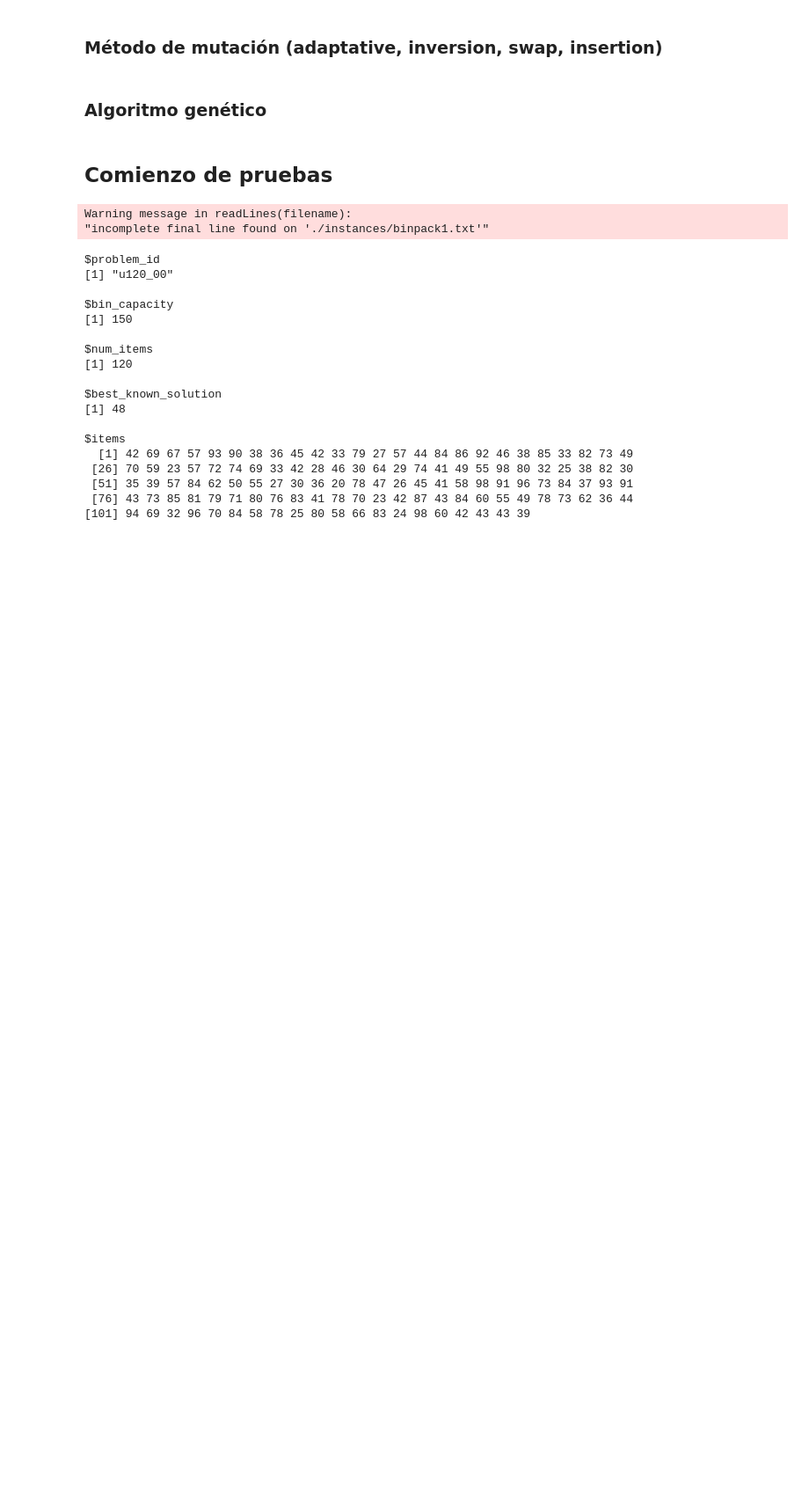
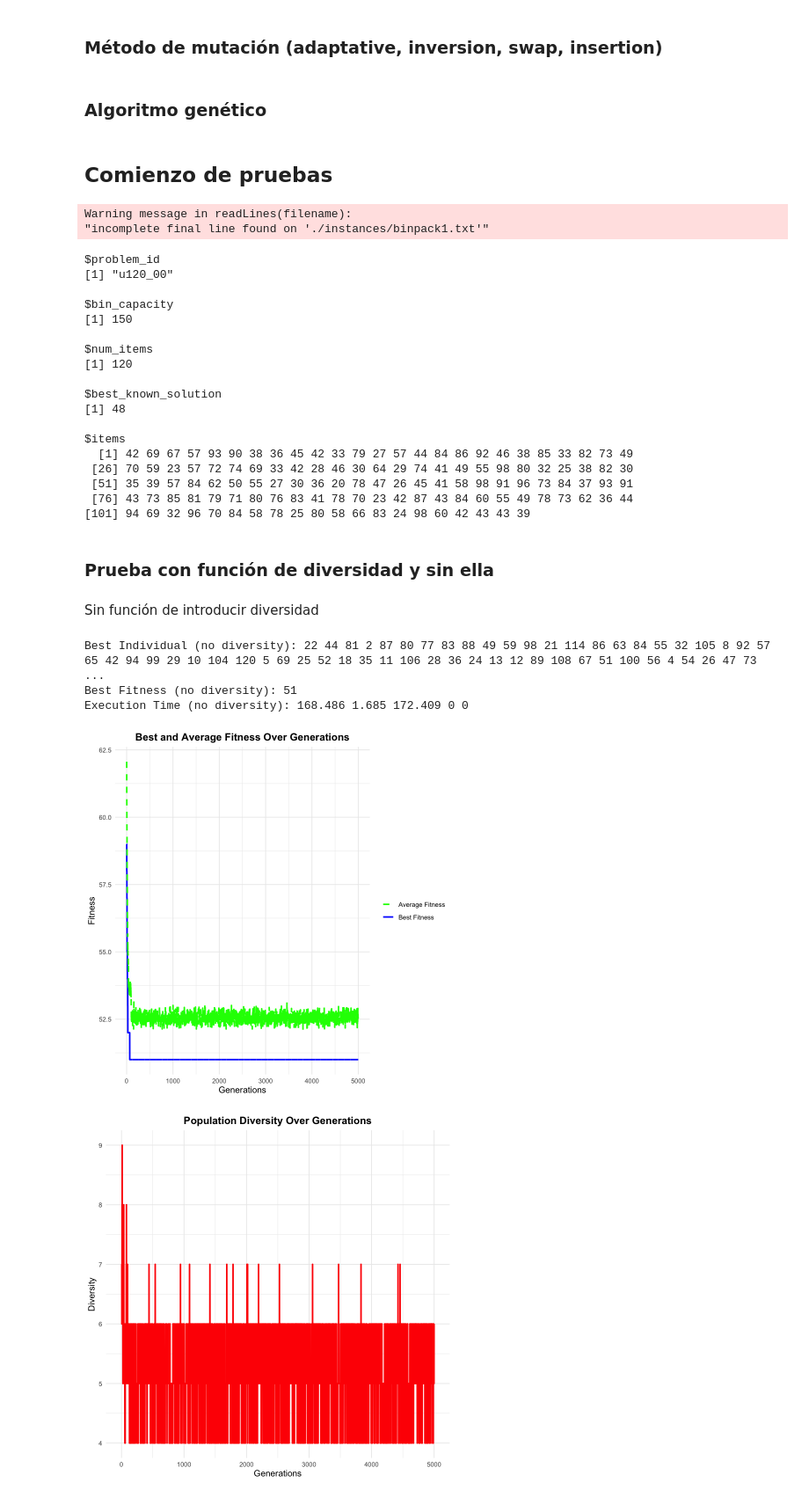
Before and after one commit to antargi/optimizacion, a Jupyter notebook: Investigación 2/inv_2.ipynb, the cells around one changed output. Shown at 88% size. Saved outputs shown, nothing was run; the diff lists cells and outputs as text; code cells hidden in the pictures; blank space fills up the shorter version.

```diff
--- a/Investigación 2/inv_2.ipynb
+++ b/Investigación 2/inv_2.ipynb
@@ -414,0 +430,34 @@ $items
+# %% [markdown]
+### Prueba con función de diversidad y sin ella
+# %% [markdown]
+Sin función de introducir diversidad
+# %%
+execution_time_no_diversity <- system.time({
+  result_no_diversity <- GA(bp,
+                            population_size = 80,
+                            mutation_rate = 0.01,
+                            generations = generationsNumber,
+                            elite_ratio = 0.1,
+                            mutation_strategy = "adaptive",
+                            crossover_strategy = "two_point",
+                            selection_method = "tournament",
+                            tournament_size = 3,
+                            diversity_threshold = 0.9,
+                            use_diversity = FALSE)
+})
+
+cat("Best Individual (no diversity):", result_no_diversity$best_individual, "\nBest Fitness (no diversity):", result_no_diversity$best_fitness, "\n")
+cat("Execution Time (no diversity):", execution_time_no_diversity, "\n")
+
+best_fitness_no_diversity <- result_no_diversity$best_fitness_over_time
+average_fitness_no_diversity <- result_no_diversity$average_fitness_over_time
+diversity_no_diversity <- result_no_diversity$diversity_over_time
+
+plot_fitness(generationsNumber, best_fitness_no_diversity, average_fitness_no_diversity)
+plot_diversity(generationsNumber, diversity_no_diversity)
+# %% [output]
+Best Individual (no diversity): 22 44 81 2 87 80 77 83 88 49 59 98 21 114 86 63 84 55 32 105 8 92 57 65 42 94 99 29 10 104 120 5 69 25 52 18 35 11 106 28 36 24 13 12 89 108 67 51 100 56 4 54 26 47 73  ...
+Best Fitness (no diversity): 51
+Execution Time (no diversity): 168.486 1.685 172.409 0 0
+[figure, added]
+[figure, added]
```
Also changed, not shown: parts of 26 cells of this notebook.
